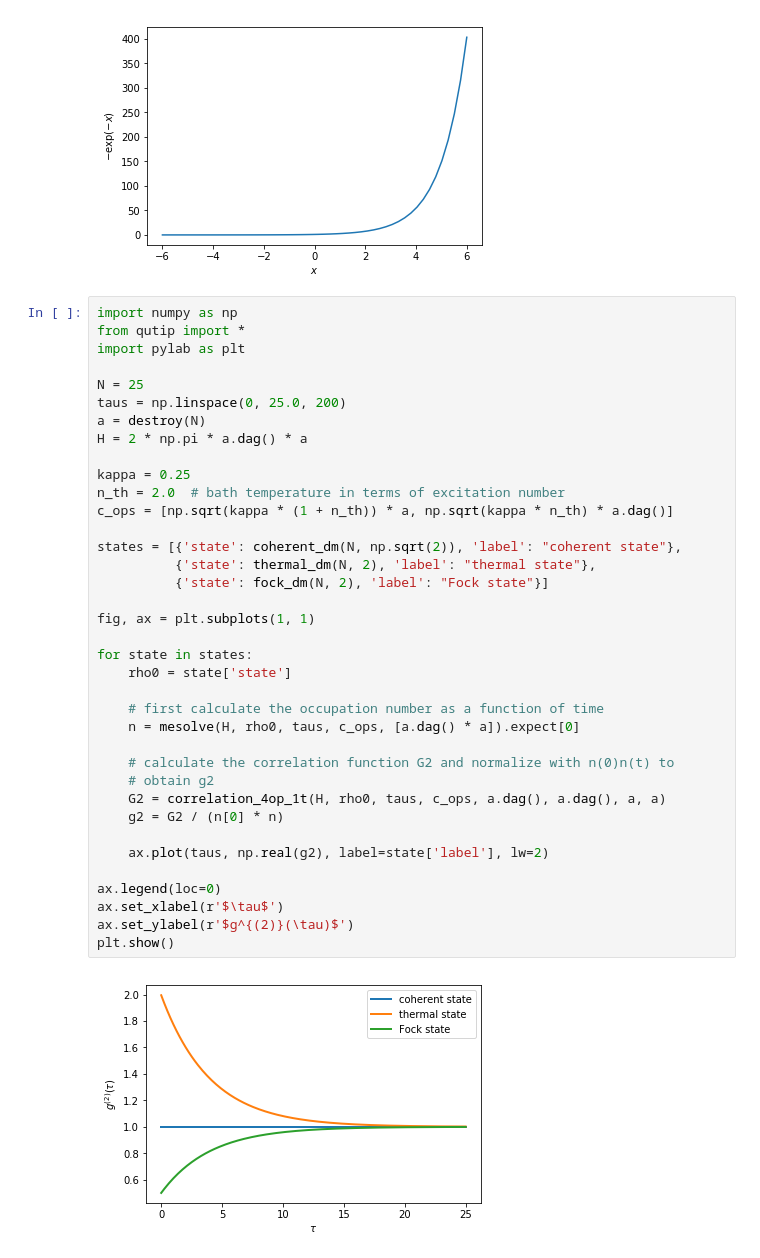
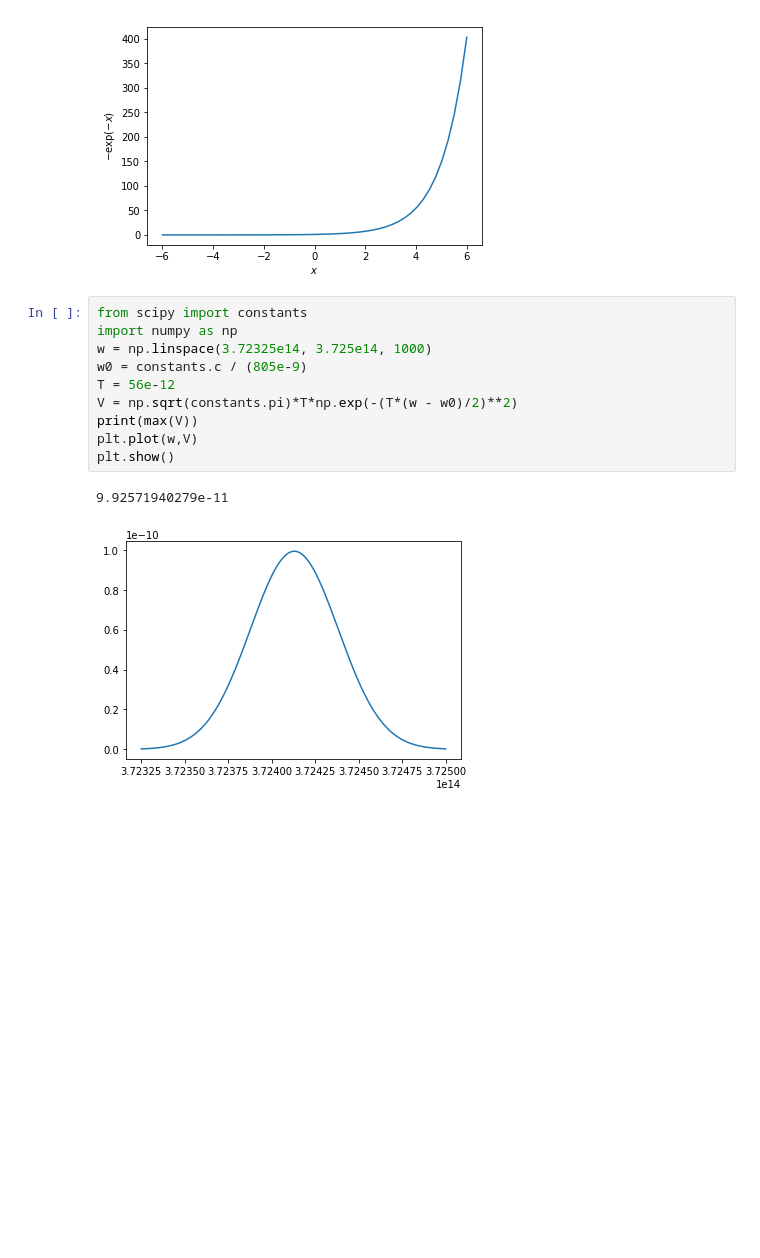
Before and after one commit to cyprusgoalie/PythonG1, a Jupyter notebook: Untitled.ipynb, the cells around one changed output. Drawn from its saved outputs; the diff is of its cells as text; blank space fills up the shorter version.

```diff
--- a/Untitled.ipynb
+++ b/Untitled.ipynb
@@ -11,42 +11,16 @@ plt.ylabel('$-\exp(-x)$')
 plt.show()
 # %% [output]
 [figure]
-# %%
-import numpy as np
-from qutip import *
-import pylab as plt
-
-N = 25
-taus = np.linspace(0, 25.0, 200)
-a = destroy(N)
-H = 2 * np.pi * a.dag() * a
-
-kappa = 0.25
-n_th = 2.0  # bath temperature in terms of excitation number
-c_ops = [np.sqrt(kappa * (1 + n_th)) * a, np.sqrt(kappa * n_th) * a.dag()]
-
-states = [{'state': coherent_dm(N, np.sqrt(2)), 'label': "coherent state"},
-          {'state': thermal_dm(N, 2), 'label': "thermal state"},
-          {'state': fock_dm(N, 2), 'label': "Fock state"}]
-
-fig, ax = plt.subplots(1, 1)
-
-for state in states:
-    rho0 = state['state']
-
-    # first calculate the occupation number as a function of time
-    n = mesolve(H, rho0, taus, c_ops, [a.dag() * a]).expect[0]
-
-    # calculate the correlation function G2 and normalize with n(0)n(t) to
-    # obtain g2
-    G2 = correlation_4op_1t(H, rho0, taus, c_ops, a.dag(), a.dag(), a, a)
-    g2 = G2 / (n[0] * n)
-
-    ax.plot(taus, np.real(g2), label=state['label'], lw=2)
-
-ax.legend(loc=0)
-ax.set_xlabel(r'$\tau$')
-ax.set_ylabel(r'$g^{(2)}(\tau)$')
-plt.show()
-# %% [output]
-[figure, removed]
+# %%
+from scipy import constants
+import numpy as np
+w = np.linspace(3.72325e14, 3.725e14, 1000)
+w0 = constants.c / (805e-9)
+T = 56e-12
+V = np.sqrt(constants.pi)*T*np.exp(-(T*(w - w0)/2)**2)
+print(max(V))
+plt.plot(w,V)
+plt.show()
+# %% [output]
+9.92571940279e-11
+[figure, added]
```
Also changed, not shown: parts of 10 cells of this notebook, 3 other files.
